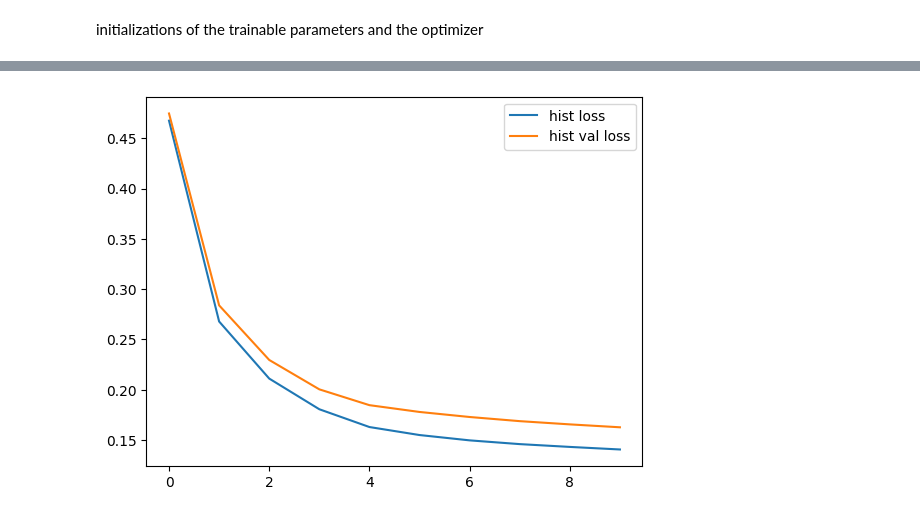
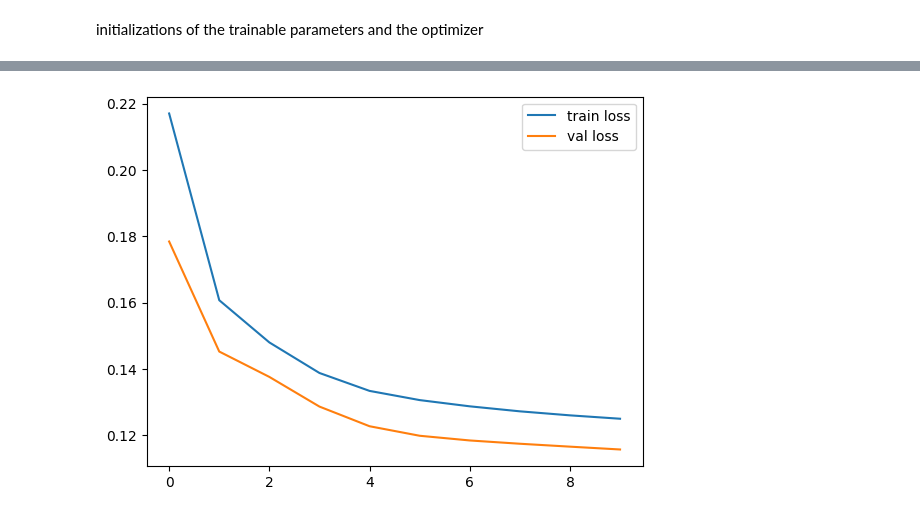
Before and after one commit to LazaroR-u/EQNN_for_HEP, a Jupyter notebook: EQNN_p4m_mnist_train_jax.ipynb, the cells around one changed output, grey strips where cells are left out. Cells and saved outputs as stored; diff of their text form; code cells hidden in the pictures.

Commit message:
p4m EQNN training MNIST complete

```diff
--- a/EQNN_p4m_mnist_train_jax.ipynb
+++ b/EQNN_p4m_mnist_train_jax.ipynb
@@ -517,33 +532,44 @@ opt_state = optimizer.init(params)
 # %%
 import time
+
+n_train = 500
+n_test = 100
+
+# Training and evaluation loop
 start = time.time()
 
 hist_loss = []
 hist_val_loss = []
+train_accuracy = []
+test_accuracy = []
 
 for it in range(epochs):
     start_b = time.time()
-    for j, Xbatch in enumerate(iterate_minibatches(X_train[:500], batch_size=batch_size)):
-        grads = jax.grad(map_loss)(params, Xbatch)
+    for Xbatch, ybatch in iterate_minibatches(X_train[:n_train], Y_train[:n_train], batch_size=batch_size):
+        grads = jax.grad(map_loss)(params, Xbatch, ybatch)
         updates, opt_state = optimizer.update(grads, opt_state)
         params = optax.apply_updates(params, updates)
-        print(j, end="\r")
-        if j % 10 == 0:
-            end_b = time.time()
-            loss = map_loss(params, Xbatch)
-            print(f"Step: {j} | Loss: {loss:.3} | avg step time {(end_b - start_b) / 10 :.3}")
-            start_b = time.time()
 
-    loss = map_loss(params,X_train[:100])
+    loss = map_loss(params, X_train[:int(n_train/5)], Y_train[:int(n_train/5)])
     hist_loss.append(loss)
-    val_loss = map_loss(params, X_test[:100])
+    val_loss = map_loss(params, X_test[:n_test], Y_test[:n_test])
     hist_val_loss.append(val_loss)
+
+    # Calculate training and validation accuracy
+    train_predictions = [jitcircuit(x, params) for x in X_train[:int(n_train/5)]]
+    train_acc = accuracy(Y_train[:int(n_train/5)], train_predictions)
+    train_accuracy.append(train_acc)
+
+    test_predictions = [jitcircuit(x, params) for x in X_test[:n_test]]
+    val_acc = accuracy(Y_test[:n_test], test_predictions)
+
+    test_accuracy.append(val_acc)
     print("____")
-    print(f"Epoch: {it} | Loss: {loss:.3} | Val Loss {val_loss:.3}")
+    print(f"Epoch: {it} | Loss: {loss:.3f} | Val Loss: {val_loss:.3f} | Train Accuracy: {train_acc:.3f} | Val Accuracy: {val_acc:.3f}")
     print("____")
 
-val_loss_final = map_loss(params, X_test[:100])
-print("final val loss", val_loss_final)
+val_loss_final = map_loss(params, X_test[:n_test], Y_test[:n_test])
+print("Final validation loss:", val_loss_final)
 
 end = time.time()
 
@@ -569,7 +595,8 @@ Time for 10 epochs: 223.92775964736938
 # %%
-plt.plot(hist_loss, label = "hist loss")
-plt.plot(hist_val_loss, label = "hist val loss")
+plt.plot(hist_loss, label = "train loss")
+plt.plot(hist_val_loss, label = "val loss")
 plt.legend()
+
 plt.show()
 # %% [output]
-[figure, old version]
+[figure, new version]
```
Also changed, not shown: parts of 16 cells of this notebook.
